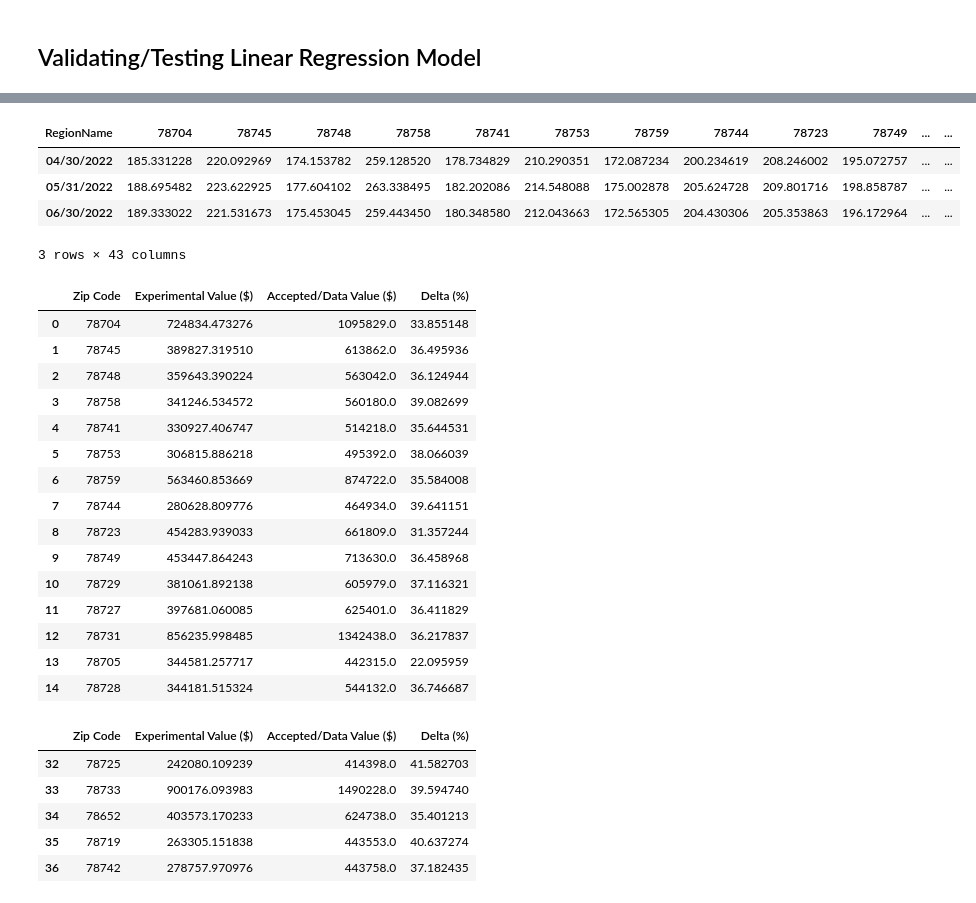
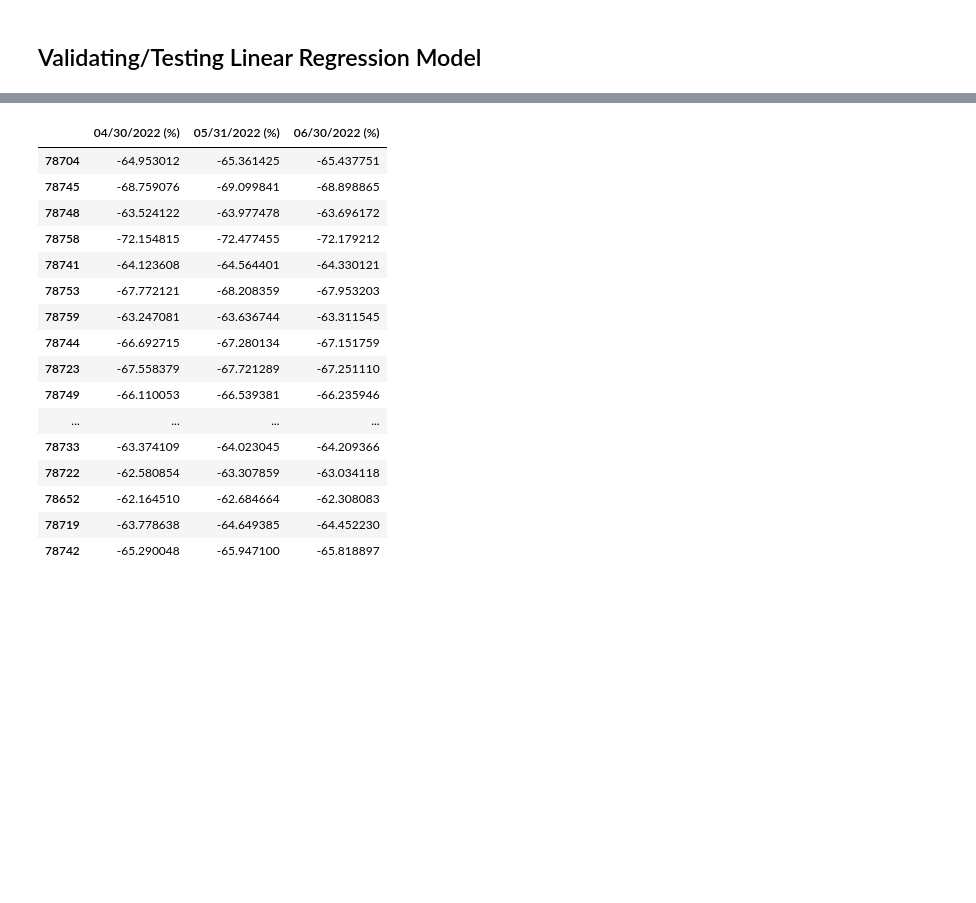
Before and after one commit to Rishi-Prasadha/Austin-Zillow-Airbnb-Analysis-Application, a Jupyter notebook: rishi/zillow_recession_analysis.ipynb, the cells around one changed output, grey strips where cells are left out. Saved outputs shown, nothing was run; the diff lists cells and outputs as text; code cells hidden in the pictures; blank space fills up the shorter version.

```diff
--- a/rishi/zillow_recession_analysis.ipynb
+++ b/rishi/zillow_recession_analysis.ipynb
@@ -270,10 +239,11 @@ display(zip_linear_fits_df.tail())
 
 last_three_months = [num for num in np.arange(0, 120, 30)]
 
-actual_values_df = dates_df[zip_linear_fits_df['Zip Code']].iloc[-3:]
+actual_values_df = dates_df[zip_linear_fits_df['Zip Code']].iloc[-3:].T
+actual_values_df.columns = ['04/30/2022 ($)', '05/31/2022 ($)', '06/30/2022 ($)']
 
 experimental_values_df = pd.DataFrame()
-experimental_values_df.index = ['04/30/2022', '05/31/2022', '06/30/2022']
+experimental_values_df.index = ['04/30/2022 ($)', '05/31/2022 ($)', '06/30/2022 ($)']
 
 num = 0
 for model in linear_slope:
@@ -286,8 +256,8 @@ for model in linear_slope:
         experimental_values_df[zip_linear_fits_df['Zip Code'].iloc[num]] = [april_price, may_price, june_price]
         num+=1
 
+experimental_values_df = experimental_values_df.T
 
-# Calculate percent change between experimental and actual data values and convert to series
 
 display(experimental_values_df)
 display(actual_values_df)
@@ -310,46 +305,23 @@ display(actual_values_df)
 # %%
 percent_change = (experimental_values_df - actual_values_df)/actual_values_df * 100
+percent_change.columns = ['04/30/2022 (%)', '05/31/2022 (%)', '06/30/2022 (%)']
 
 display(percent_change)
 # %% [output]
-| RegionName | 78704 | 78745 | 78748 | 78758 | 78741 | 78753 | 78759 | 78744 | 78723 | 78749 | ... | ... |
-| 04/30/2022 | 185.331228 | 220.092969 | 174.153782 | 259.128520 | 178.734829 | 210.290351 | 172.087234 | 200.234619 | 208.246002 | 195.072757 | ... | ... |
-| 05/31/2022 | 188.695482 | 223.622925 | 177.604102 | 263.338495 | 182.202086 | 214.548088 | 175.002878 | 205.624728 | 209.801716 | 198.858787 | ... | ... |
-| 06/30/2022 | 189.333022 | 221.531673 | 175.453045 | 259.443450 | 180.348580 | 212.043663 | 172.565305 | 204.430306 | 205.353863 | 196.172964 | ... | ... |
+|  | 04/30/2022 (%) | 05/31/2022 (%) | 06/30/2022 (%) |
+| 78704 | -64.953012 | -65.361425 | -65.437751 |
+| 78745 | -68.759076 | -69.099841 | -68.898865 |
+| 78748 | -63.524122 | -63.977478 | -63.696172 |
+| 78758 | -72.154815 | -72.477455 | -72.179212 |
+| 78741 | -64.123608 | -64.564401 | -64.330121 |
+| 78753 | -67.772121 | -68.208359 | -67.953203 |
+| 78759 | -63.247081 | -63.636744 | -63.311545 |
+| 78744 | -66.692715 | -67.280134 | -67.151759 |
+| 78723 | -67.558379 | -67.721289 | -67.251110 |
+| 78749 | -66.110053 | -66.539381 | -66.235946 |
+| ... | ... | ... | ... |
+| 78733 | -63.374109 | -64.023045 | -64.209366 |
+| 78722 | -62.580854 | -63.307859 | -63.034118 |
+| 78652 | -62.164510 | -62.684664 | -62.308083 |
+| 78719 | -63.778638 | -64.649385 | -64.452230 |
+| 78742 | -65.290048 | -65.947100 | -65.818897 |
-3 rows × 43 columns
-# %%
-# Create a new dataframe with experimental values and actual data values along with the percent difference between the two
-
-linear_comparison_df = pd.DataFrame({
-    'Zip Code': zipcode_updated,
-    'Experimental Value ($)': exp_linear_prices,
-    'Accepted/Data Value ($)': data_prices
-})
-
-linear_comparison_df['Delta (%)'] = linear_percent_change
-
-display(linear_comparison_df.head(15))
-display(linear_comparison_df.tail())
-# %% [output]
-|  | Zip Code | Experimental Value ($) | Accepted/Data Value ($) | Delta (%) |
-| 0 | 78704 | 724834.473276 | 1095829.0 | 33.855148 |
-| 1 | 78745 | 389827.319510 | 613862.0 | 36.495936 |
-| 2 | 78748 | 359643.390224 | 563042.0 | 36.124944 |
-| 3 | 78758 | 341246.534572 | 560180.0 | 39.082699 |
-| 4 | 78741 | 330927.406747 | 514218.0 | 35.644531 |
-| 5 | 78753 | 306815.886218 | 495392.0 | 38.066039 |
-| 6 | 78759 | 563460.853669 | 874722.0 | 35.584008 |
-| 7 | 78744 | 280628.809776 | 464934.0 | 39.641151 |
-| 8 | 78723 | 454283.939033 | 661809.0 | 31.357244 |
-| 9 | 78749 | 453447.864243 | 713630.0 | 36.458968 |
-| 10 | 78729 | 381061.892138 | 605979.0 | 37.116321 |
-| 11 | 78727 | 397681.060085 | 625401.0 | 36.411829 |
-| 12 | 78731 | 856235.998485 | 1342438.0 | 36.217837 |
-| 13 | 78705 | 344581.257717 | 442315.0 | 22.095959 |
-| 14 | 78728 | 344181.515324 | 544132.0 | 36.746687 |
-|  | Zip Code | Experimental Value ($) | Accepted/Data Value ($) | Delta (%) |
-| 32 | 78725 | 242080.109239 | 414398.0 | 41.582703 |
-| 33 | 78733 | 900176.093983 | 1490228.0 | 39.594740 |
-| 34 | 78652 | 403573.170233 | 624738.0 | 35.401213 |
-| 35 | 78719 | 263305.151838 | 443553.0 | 40.637274 |
-| 36 | 78742 | 278757.970976 | 443758.0 | 37.182435 |
```
Also changed, not shown: parts of 9 cells of this notebook.
